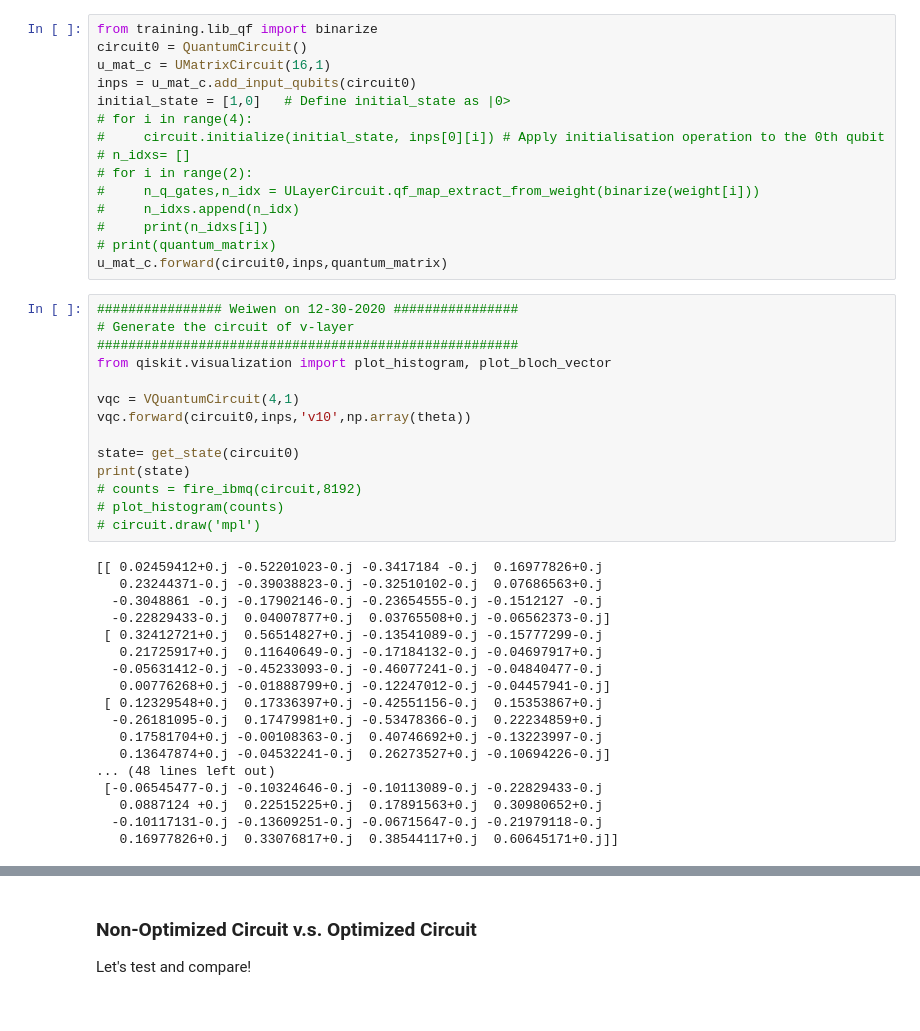
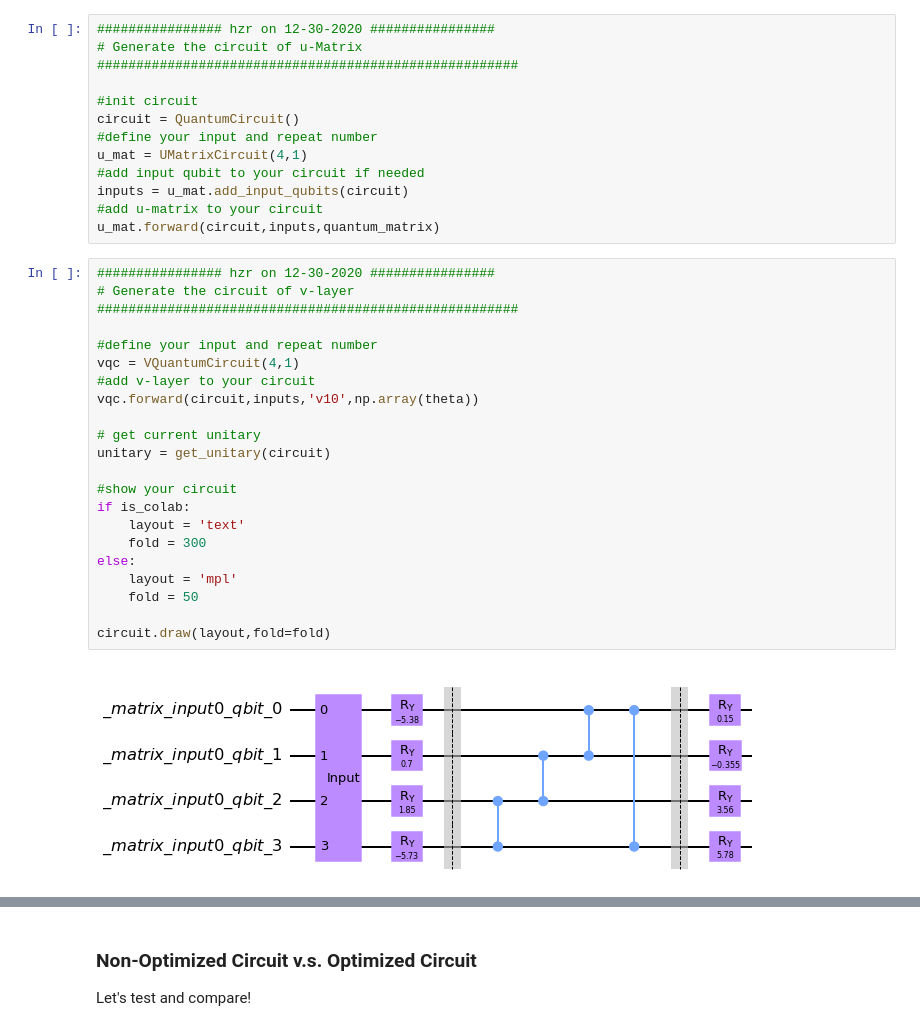
Before and after one commit to zlianghahaha/qc_mnist, a Jupyter notebook: VQC/UNet_VQC_train_test/circuit_v_u_simulation.ipynb, the cells around one changed output, grey strips where cells are left out. Cells and saved outputs as stored; diff of their text form.

```diff
--- a/VQC/UNet_VQC_train_test/circuit_v_u_simulation.ipynb
+++ b/VQC/UNet_VQC_train_test/circuit_v_u_simulation.ipynb
@@ -110,53 +106,43 @@ tensor([[-37.2579,  37.5035, -36.9454,  36.6320, -37.5422, -30.4944,  45.8007,
         [-35.8045, -12.2471, -31.9292, -22.6312,  19.5908, -40.1494,  35.5673,
           41.5370, -32.6166, -36.5595, -15.5469, -37.7452, -36.7410, -37.6752,
           38.4902,  39.5903]])
-# %%
-from training.lib_qf import binarize
-circuit0 = QuantumCircuit()
-u_mat_c = UMatrixCircuit(16,1)
-inps = u_mat_c.add_input_qubits(circuit0)
-initial_state = [1,0]   # Define initial_state as |0>
-# for i in range(4):
-#     circuit.initialize(initial_state, inps[0][i]) # Apply initialisation operation to the 0th qubit
-# n_idxs= []
-# for i in range(2):
-#     n_q_gates,n_idx = ULayerCircuit.qf_map_extract_from_weight(binarize(weight[i]))
-#     n_idxs.append(n_idx)
-#     print(n_idxs[i])
-# print(quantum_matrix)
-u_mat_c.forward(circuit0,inps,quantum_matrix)
+# %%
+################ hzr on 12-30-2020 ################
+# Generate the circuit of u-Matrix
+######################################################
+
+#init circuit
+circuit = QuantumCircuit()
+#define your input and repeat number
+u_mat = UMatrixCircuit(4,1)
+#add input qubit to your circuit if needed
+inputs = u_mat.add_input_qubits(circuit)
+#add u-matrix to your circuit
+u_mat.forward(circuit,inputs,quantum_matrix)
 # %%
-################ Weiwen on 12-30-2020 ################
+################ hzr on 12-30-2020 ################
 # Generate the circuit of v-layer
 ######################################################
-from qiskit.visualization import plot_histogram, plot_bloch_vector
 
+#define your input and repeat number
 vqc = VQuantumCircuit(4,1)
-vqc.forward(circuit0,inps,'v10',np.array(theta))
+#add v-layer to your circuit
+vqc.forward(circuit,inputs,'v10',np.array(theta))
 
-state= get_state(circuit0)
-print(state)
-# counts = fire_ibmq(circuit,8192)
-# plot_histogram(counts)
-# circuit.draw('mpl')
+# get current unitary
+unitary = get_unitary(circuit)
+
+#show your circuit
+if is_colab:
+    layout = 'text'
+    fold = 300
+else:
+    layout = 'mpl'
+    fold = 50
+
+circuit.draw(layout,fold=fold)
 # %% [output]
-[[ 0.02459412+0.j -0.52201023-0.j -0.3417184 -0.j  0.16977826+0.j
-   0.23244371-0.j -0.39038823-0.j -0.32510102-0.j  0.07686563+0.j
-  -0.3048861 -0.j -0.17902146-0.j -0.23654555-0.j -0.1512127 -0.j
-  -0.22829433-0.j  0.04007877+0.j  0.03765508+0.j -0.06562373-0.j]
- [ 0.32412721+0.j  0.56514827+0.j -0.13541089-0.j -0.15777299-0.j
-   0.21725917+0.j  0.11640649-0.j -0.17184132-0.j -0.04697917+0.j
-  -0.05631412-0.j -0.45233093-0.j -0.46077241-0.j -0.04840477-0.j
-   0.00776268+0.j -0.01888799+0.j -0.12247012-0.j -0.04457941-0.j]
- [ 0.12329548+0.j  0.17336397+0.j -0.42551156-0.j  0.15353867+0.j
-  -0.26181095-0.j  0.17479981+0.j -0.53478366-0.j  0.22234859+0.j
-   0.17581704+0.j -0.00108363-0.j  0.40746692+0.j -0.13223997-0.j
-   0.13647874+0.j -0.04532241-0.j  0.26273527+0.j -0.10694226-0.j]
-... (48 lines left out)
- [-0.06545477-0.j -0.10324646-0.j -0.10113089-0.j -0.22829433-0.j
-   0.0887124 +0.j  0.22515225+0.j  0.17891563+0.j  0.30980652+0.j
-  -0.10117131-0.j -0.13609251-0.j -0.06715647-0.j -0.21979118-0.j
-   0.16977826+0.j  0.33076817+0.j  0.38544117+0.j  0.60645171+0.j]]
+[figure, added]
 # %%
 ################ Weiwen on 12-30-2020 ################
 # Generate the circuit of u-layer
```
Also changed, not shown: parts of 10 cells of this notebook, 21 other files.
